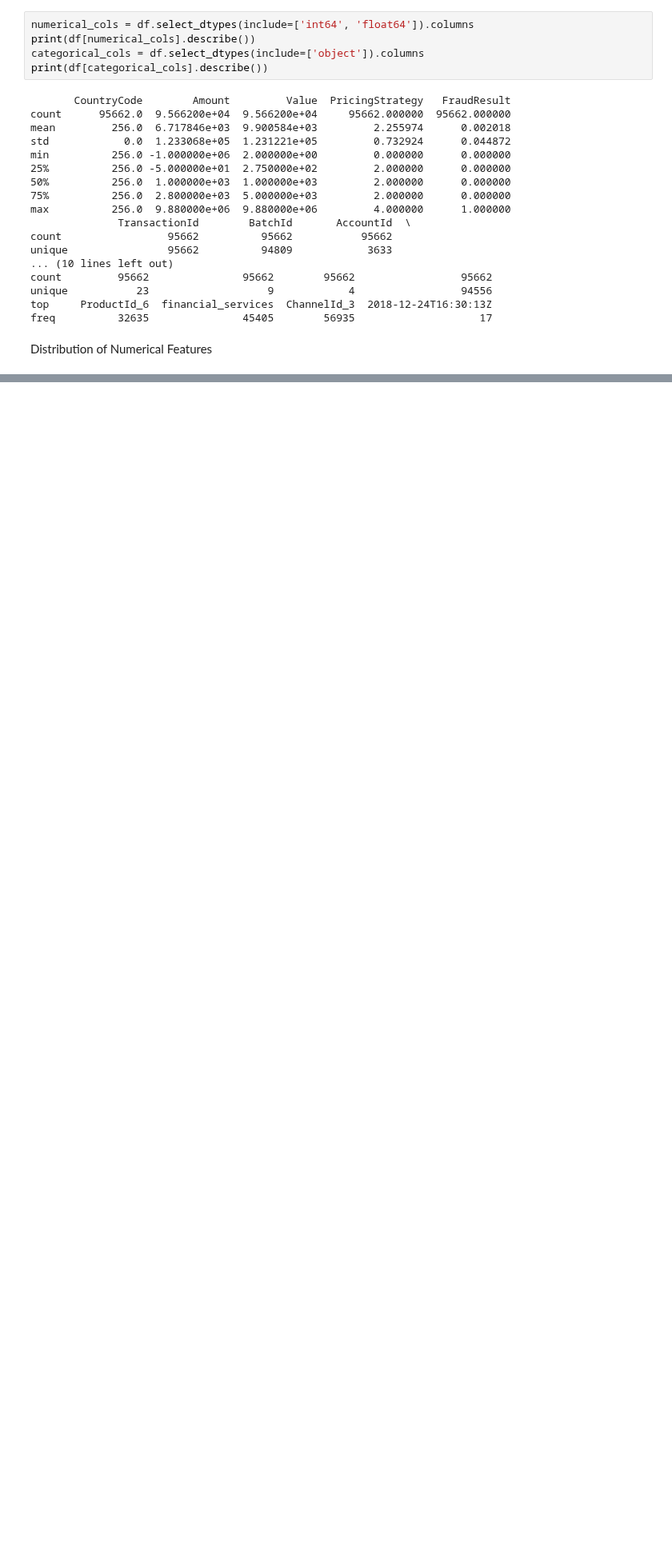
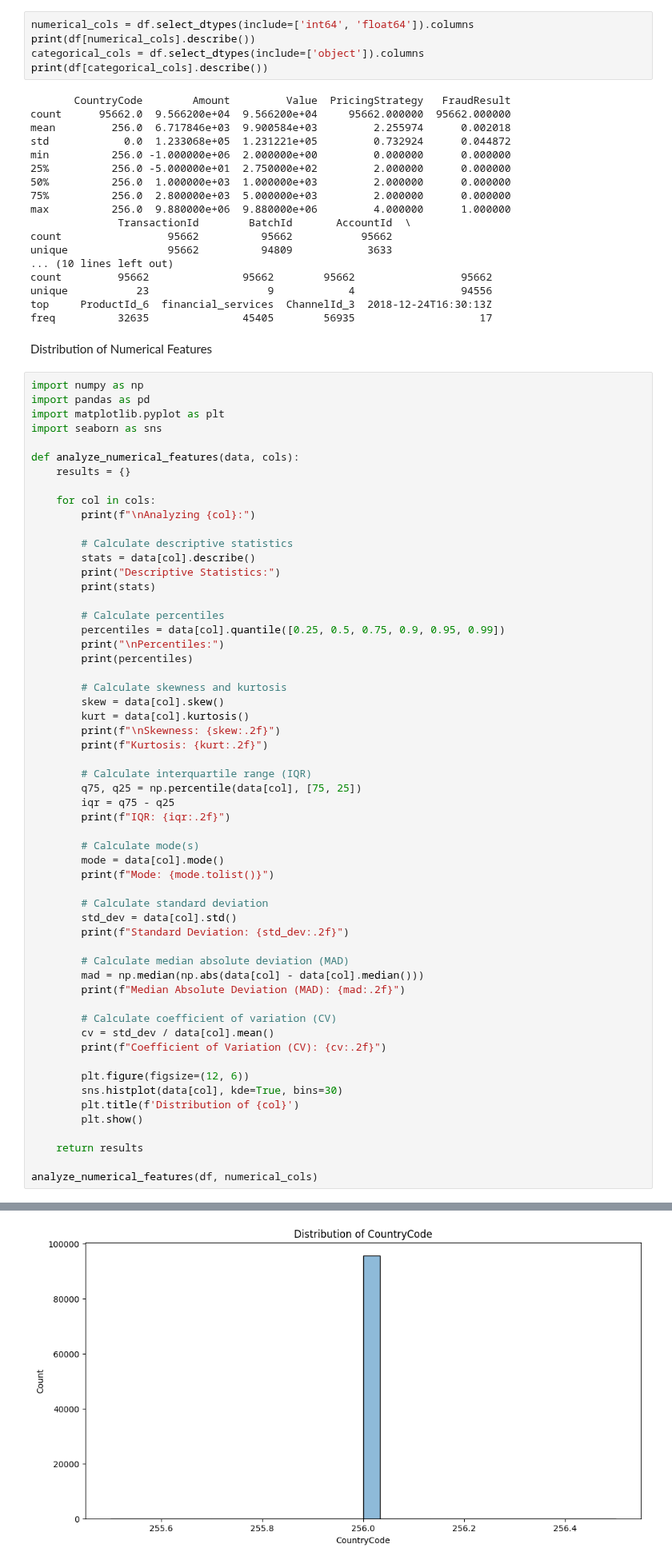
Before and after one commit to Birkity/-Credit-Scoring-Model, a Jupyter notebook: notebooks/task_1.ipynb, the cells around one changed output, grey strips where cells are left out. Shown at 80% size. Saved outputs shown, nothing was run; the diff lists cells and outputs as text; blank space fills up the shorter version.

Commit message:
Plot histograms and kernel density estimates (KDEs) to visualize the distribution of numerical variables and statstical analysis

```diff
--- a/notebooks/task_1.ipynb
+++ b/notebooks/task_1.ipynb
@@ -70,3 +70,61 @@ top     ProductId_6  financial_services  ChannelId_3  2018-12-24T16:30:13Z
 freq          32635               45405        56935                    17
 # %% [markdown]
 Distribution of Numerical Features
+# %%
+import numpy as np
+import pandas as pd
+import matplotlib.pyplot as plt
+import seaborn as sns
+
+def analyze_numerical_features(data, cols):
+    results = {}
+
+    for col in cols:
+        print(f"\nAnalyzing {col}:")
+
+        # Calculate descriptive statistics
+        stats = data[col].describe()
+        print("Descriptive Statistics:")
+        print(stats)
+
+        # Calculate percentiles
+        percentiles = data[col].quantile([0.25, 0.5, 0.75, 0.9, 0.95, 0.99])
+        print("\nPercentiles:")
+        print(percentiles)
+
+        # Calculate skewness and kurtosis
+        skew = data[col].skew()
+        kurt = data[col].kurtosis()
+        print(f"\nSkewness: {skew:.2f}")
+        print(f"Kurtosis: {kurt:.2f}")
+
+        # Calculate interquartile range (IQR)
+        q75, q25 = np.percentile(data[col], [75, 25])
+        iqr = q75 - q25
+        print(f"IQR: {iqr:.2f}")
+
+        # Calculate mode(s)
+        mode = data[col].mode()
+        print(f"Mode: {mode.tolist()}")
+
+        # Calculate standard deviation
+        std_dev = data[col].std()
+        print(f"Standard Deviation: {std_dev:.2f}")
+
+        # Calculate median absolute deviation (MAD)
+        mad = np.median(np.abs(data[col] - data[col].median()))
+        print(f"Median Absolute Deviation (MAD): {mad:.2f}")
+
+        # Calculate coefficient of variation (CV)
+        cv = std_dev / data[col].mean()
+        print(f"Coefficient of Variation (CV): {cv:.2f}")
+
+        plt.figure(figsize=(12, 6))
+        sns.histplot(data[col], kde=True, bins=30)
+        plt.title(f'Distribution of {col}')
+        plt.show()
+
+    return results
+
+analyze_numerical_features(df, numerical_cols)
+# %% [output]
@@ -72,0 +148 @@ Distribution of Numerical Features
+[figure, added]
```
Also changed, not shown: parts of 2 cells of this notebook.
